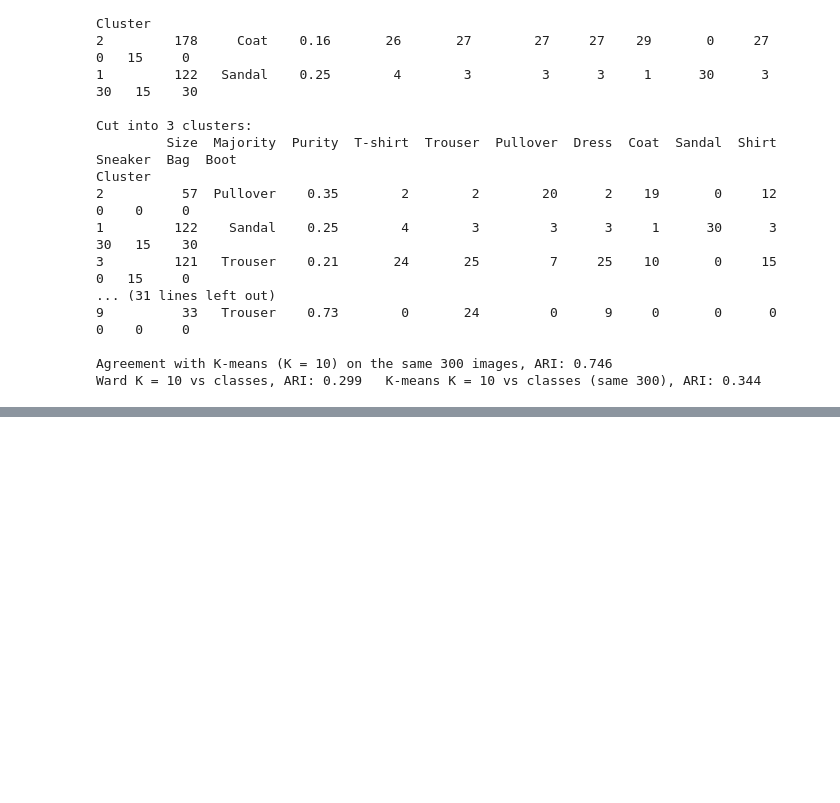
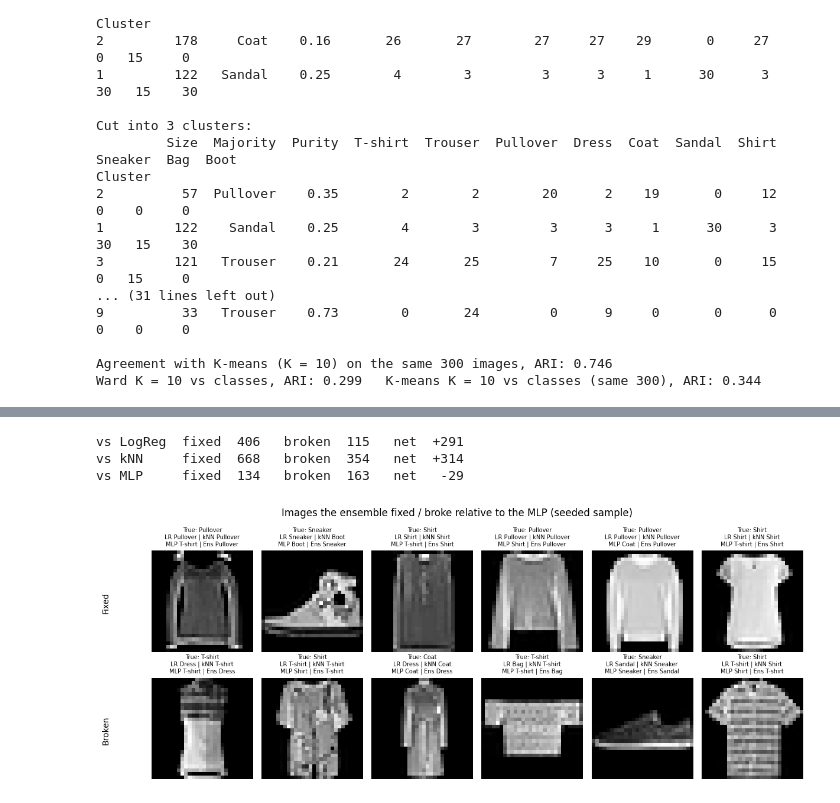
Before and after one commit to butthamza20/ECS708U-P-Fashion-MNIST-Coursework, a Jupyter notebook: ECS708U_P_Fashion_MNIST_Coursework.ipynb, the cells around one changed output, grey strips where cells are left out. Saved outputs shown, nothing was run; the diff lists cells and outputs as text; code cells hidden in the pictures; blank space fills up the shorter version.

```diff
--- a/ECS708U_P_Fashion_MNIST_Coursework.ipynb
+++ b/ECS708U_P_Fashion_MNIST_Coursework.ipynb
@@ -1783,6 +2121,7 @@ Std            0.0006         0.0057         0.0010         0.0011         0.021
 # %%
+# Mean of the 3 seeds at every epoch; the shaded band runs from the lowest to the highest seed
 fig, axes = plt.subplots(1, 2, figsize=(13, 4.5))
-epochs = np.arange(1, 61)
+epochs = np.arange(1, len(seed_runs["none"][SEEDS[0]][0]["val_acc"]) + 1)   # 1..60
 
 for name, colour in [("none", "tab:blue"), ("dropout_0.2", "tab:orange")]:
     for ax, key in [(axes[0], "loss"), (axes[1], "acc")]:
@@ -2080,0 +2990,10 @@ Ward K = 10 vs classes, ARI: 0.299   K-means K = 10 vs classes (same 300), ARI:
+# %%
+all_preds = {"LogReg": pred_lr, "kNN": pred_knn, "MLP": pred_mlp, "Ensemble": pred_ens}
+
+print(f"{'Class':<12} {'Support':>7}" + "".join(f"{n:>10}" for n in all_preds) + f"{'Ens - MLP':>11}")
+for c, cname in enumerate(class_names):
+    mask = (y_val == c)
+    recalls = [np.mean(p[mask] == c) for p in all_preds.values()]
+    print(f"{cname:<12} {mask.sum():>7}" + "".join(f"{r:>10.3f}" for r in recalls)
+          + f"{recalls[3] - recalls[2]:>+11.3f}")
+print(f"{'Overall':<12} {len(y_val):>7}" + "".join(f"{accuracy_score(y_val, p):>10.4f}" for p in all_preds.values()))
@@ -2080,0 +3020,33 @@ Ward K = 10 vs classes, ARI: 0.299   K-means K = 10 vs classes (same 300), ARI:
+# %%
+ens_correct = (pred_ens == y_val)
+for name in ["LogReg", "kNN", "MLP"]:
+    member_correct = (all_preds[name] == y_val)
+    fixed = np.sum(ens_correct & ~member_correct)      # member wrong, ensemble right
+    broken = np.sum(~ens_correct & member_correct)     # member right, ensemble wrong
+    print(f"vs {name:<7} fixed {fixed:>4}   broken {broken:>4}   net {fixed - broken:>+5}")
+
+# Seeded examples of images fixed and broken relative to the MLP
+mlp_correct = (pred_mlp == y_val)
+fixed_rows = np.where(ens_correct & ~mlp_correct)[0]
+broken_rows = np.where(~ens_correct & mlp_correct)[0]
+
+rng_ens = np.random.default_rng(SEED)
+fig, axes = plt.subplots(2, 6, figsize=(12, 5))
+for row, (rows_, title) in enumerate([(fixed_rows, "Fixed"), (broken_rows, "Broken")]):
+    chosen = rng_ens.choice(rows_, size=min(6, len(rows_)), replace=False)
+    for col, i in enumerate(chosen):
+        ax = axes[row, col]
+        ax.imshow(X_val[i].reshape(28, 28), cmap="gray", interpolation="nearest")
+        ax.set_title(f"True: {short_names[y_val[i]]}\nLR {short_names[pred_lr[i]]} | "
+                     f"kNN {short_names[pred_knn[i]]}\nMLP {short_names[pred_mlp[i]]} | "
+                     f"Ens {short_names[pred_ens[i]]}", fontsize=7)
+        ax.axis("off")
+    axes[row, 0].text(-12, 14, title, rotation=90, va="center", ha="right", fontsize=10)
+plt.suptitle("Images the ensemble fixed / broke relative to the MLP (seeded sample)")
+plt.tight_layout()
+plt.show()
+# %% [output]
+vs LogReg  fixed  406   broken  115   net  +291
+vs kNN     fixed  668   broken  354   net  +314
+vs MLP     fixed  134   broken  163   net   -29
+[figure, added]
```
Also changed, not shown: parts of 143 cells of this notebook.
